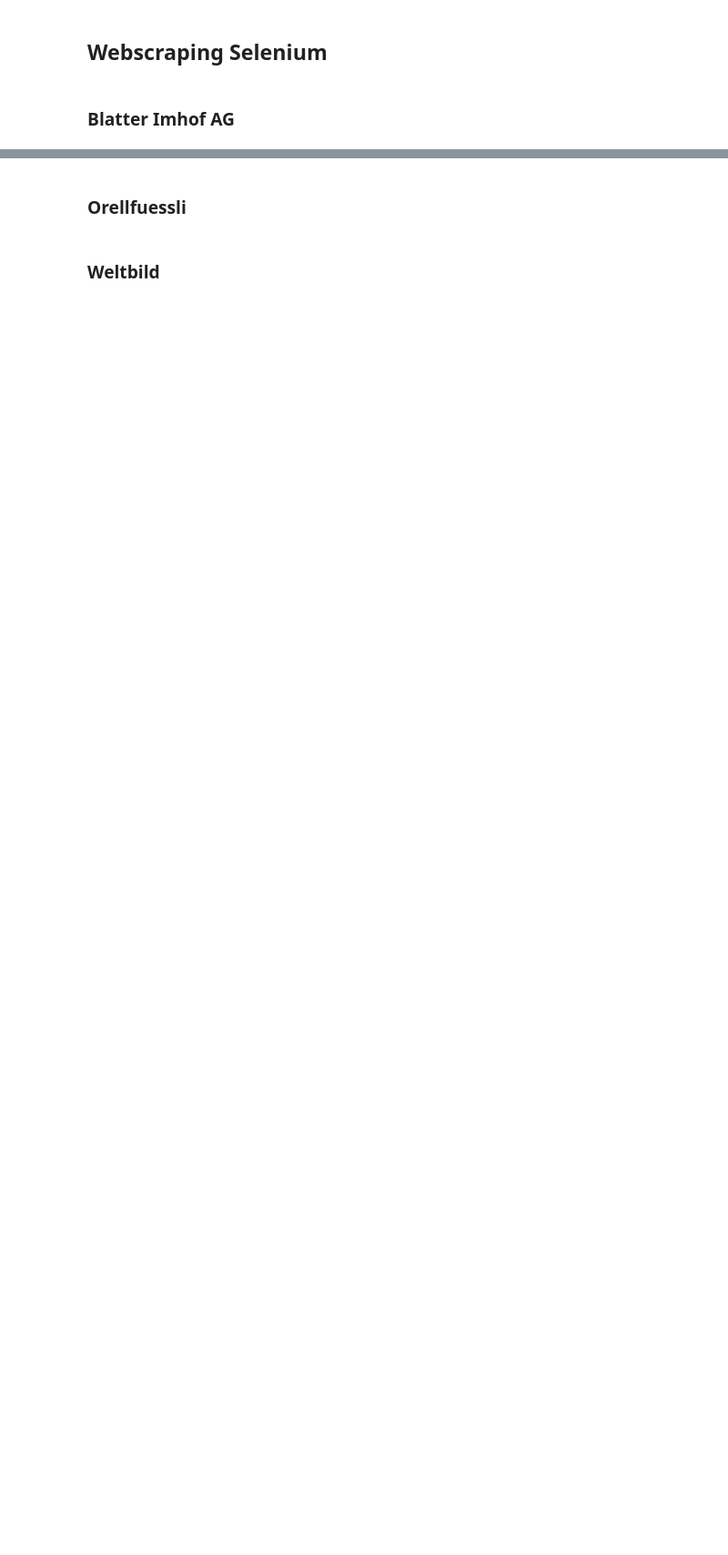
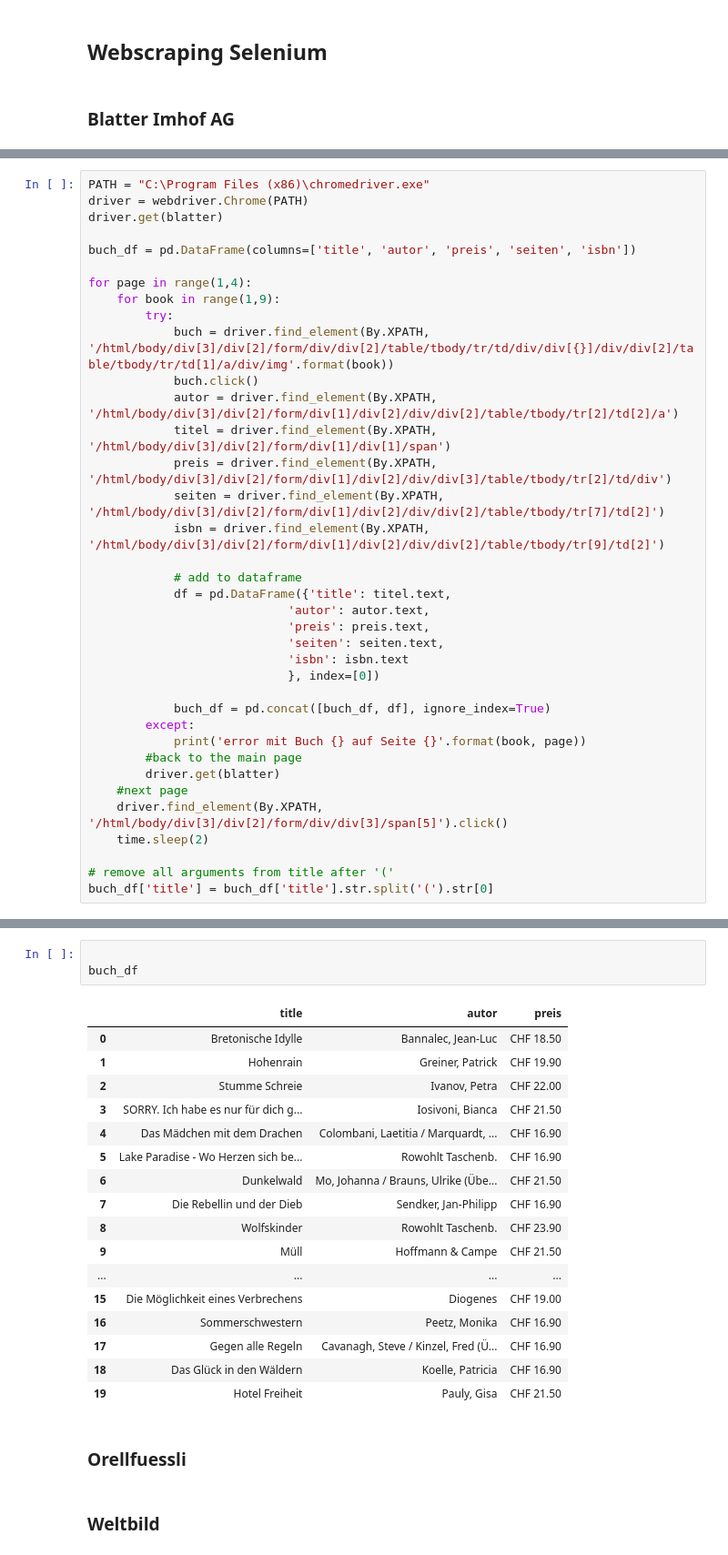
Before and after one commit to yalais/Bibliothek-cornillie, a Jupyter notebook: webscraper.ipynb, the cells around one changed output, grey strips where cells are left out. Shown at 91% size. Cells and saved outputs as stored; diff of their text form; blank space fills up the shorter version.

```diff
--- a/webscraper.ipynb
+++ b/webscraper.ipynb
@@ -168,0 +221,37 @@ Backtrace:
+# %%
+PATH = "C:\Program Files (x86)\chromedriver.exe"
+driver = webdriver.Chrome(PATH)
+driver.get(blatter)
+
+buch_df = pd.DataFrame(columns=['title', 'autor', 'preis', 'seiten', 'isbn'])
+
+for page in range(1,4):
+    for book in range(1,9):
+        try:
+            buch = driver.find_element(By.XPATH, '/html/body/div[3]/div[2]/form/div/div[2]/table/tbody/tr/td/div/div[{}]/div/div[2]/table/tbody/tr/td[1]/a/div/img'.format(book))
+            buch.click()
+            autor = driver.find_element(By.XPATH, '/html/body/div[3]/div[2]/form/div[1]/div[2]/div/div[2]/table/tbody/tr[2]/td[2]/a')
+            titel = driver.find_element(By.XPATH, '/html/body/div[3]/div[2]/form/div[1]/div[1]/span')
+            preis = driver.find_element(By.XPATH, '/html/body/div[3]/div[2]/form/div[1]/div[2]/div/div[3]/table/tbody/tr[2]/td/div')
+            seiten = driver.find_element(By.XPATH, '/html/body/div[3]/div[2]/form/div[1]/div[2]/div/div[2]/table/tbody/tr[7]/td[2]')
+            isbn = driver.find_element(By.XPATH, '/html/body/div[3]/div[2]/form/div[1]/div[2]/div/div[2]/table/tbody/tr[9]/td[2]')
+
+            # add to dataframe
+            df = pd.DataFrame({'title': titel.text,
+                            'autor': autor.text,
+                            'preis': preis.text,
+                            'seiten': seiten.text,
+                            'isbn': isbn.text
+                            }, index=[0])
+
+            buch_df = pd.concat([buch_df, df], ignore_index=True)
+        except:
+            print('error mit Buch {} auf Seite {}'.format(book, page))
+        #back to the main page
+        driver.get(blatter)
+    #next page
+    driver.find_element(By.XPATH, '/html/body/div[3]/div[2]/form/div/div[3]/span[5]').click()
+    time.sleep(2)
+
+# remove all arguments from title after '('
+buch_df['title'] = buch_df['title'].str.split('(').str[0]
@@ -169,3 +263,24 @@ Backtrace:
+# %%
+
+buch_df
+# %% [output]
+|  | title | autor | preis |
+| 0 | Bretonische Idylle | Bannalec, Jean-Luc | CHF 18.50 |
+| 1 | Hohenrain | Greiner, Patrick | CHF 19.90 |
+| 2 | Stumme Schreie | Ivanov, Petra | CHF 22.00 |
+| 3 | SORRY. Ich habe es nur für dich g... | Iosivoni, Bianca | CHF 21.50 |
+| 4 | Das Mädchen mit dem Drachen | Colombani, Laetitia / Marquardt, ... | CHF 16.90 |
+| 5 | Lake Paradise - Wo Herzen sich be... | Rowohlt Taschenb. | CHF 16.90 |
+| 6 | Dunkelwald | Mo, Johanna / Brauns, Ulrike (Übe... | CHF 21.50 |
+| 7 | Die Rebellin und der Dieb | Sendker, Jan-Philipp | CHF 16.90 |
+| 8 | Wolfskinder | Rowohlt Taschenb. | CHF 23.90 |
+| 9 | Müll | Hoffmann & Campe | CHF 21.50 |
+| ... | ... | ... | ... |
+| 15 | Die Möglichkeit eines Verbrechens | Diogenes | CHF 19.00 |
+| 16 | Sommerschwestern | Peetz, Monika | CHF 16.90 |
+| 17 | Gegen alle Regeln | Cavanagh, Steve / Kinzel, Fred (Ü... | CHF 16.90 |
+| 18 | Das Glück in den Wäldern | Koelle, Patricia | CHF 16.90 |
+| 19 | Hotel Freiheit | Pauly, Gisa | CHF 21.50 |
 # %% [markdown]
 ### Orellfuessli
 # %% [markdown]
```
Also changed, not shown: parts of 19 cells of this notebook.
